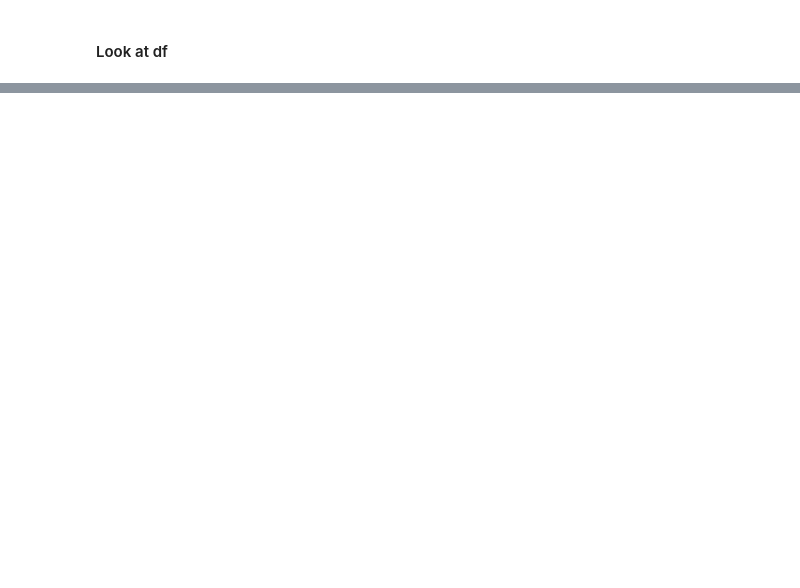
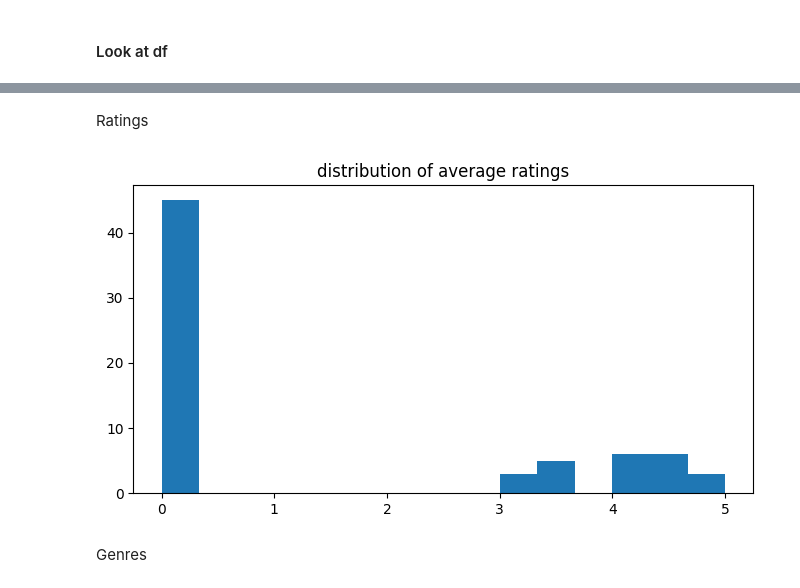
Before and after one commit to yulimkim1/Recommend_Book, a Jupyter notebook: notebooks/data_exploration.ipynb, the cells around one changed output, grey strips where cells are left out. Drawn from its saved outputs; the diff is of its cells as text; code cells hidden in the pictures; blank space fills up the shorter version.

```diff
--- a/notebooks/data_exploration.ipynb
+++ b/notebooks/data_exploration.ipynb
@@ -72,0 +154,11 @@ print((df[["page_count", "average_rating", "ratings_count"]] == 0).sum())
+# %% [markdown]
+Ratings
+# %%
+plt.figure(figsize=(8, 4))
+plt.hist(df_clean["average_rating"], bins=15)
+plt.title("distribution of average ratings")
+plt.show()
+# %% [output]
+[figure, added]
+# %% [markdown]
+Genres
```
Also changed, not shown: parts of 21 cells of this notebook, 9 other files.
